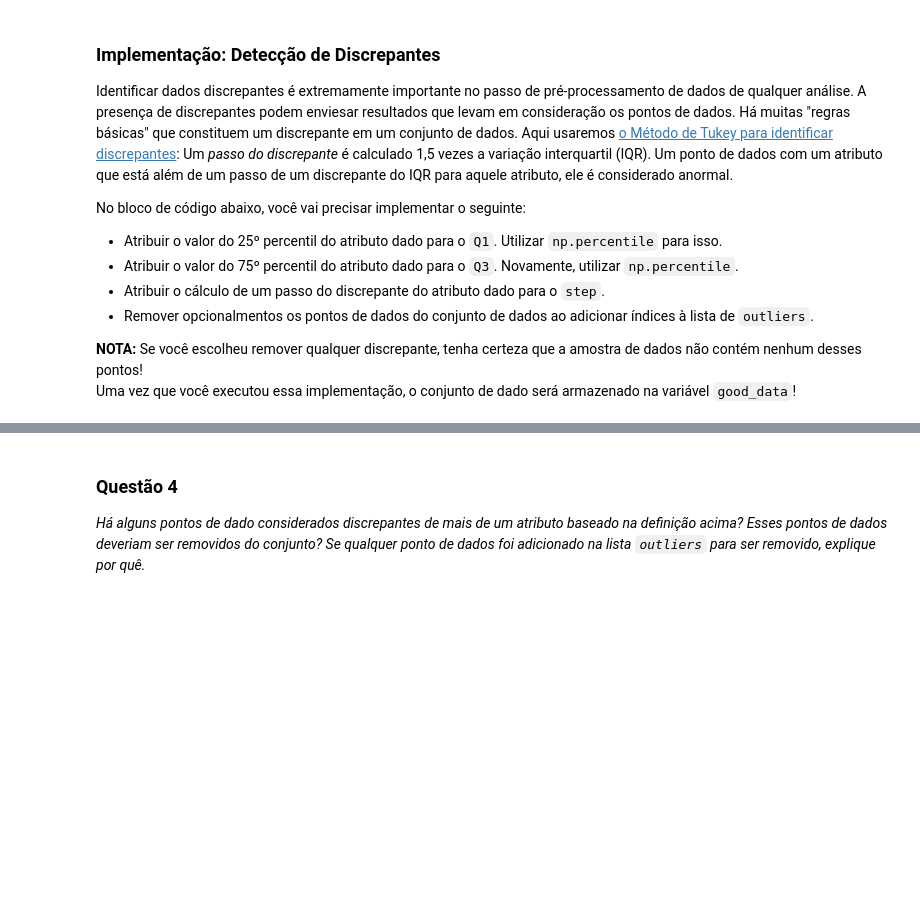
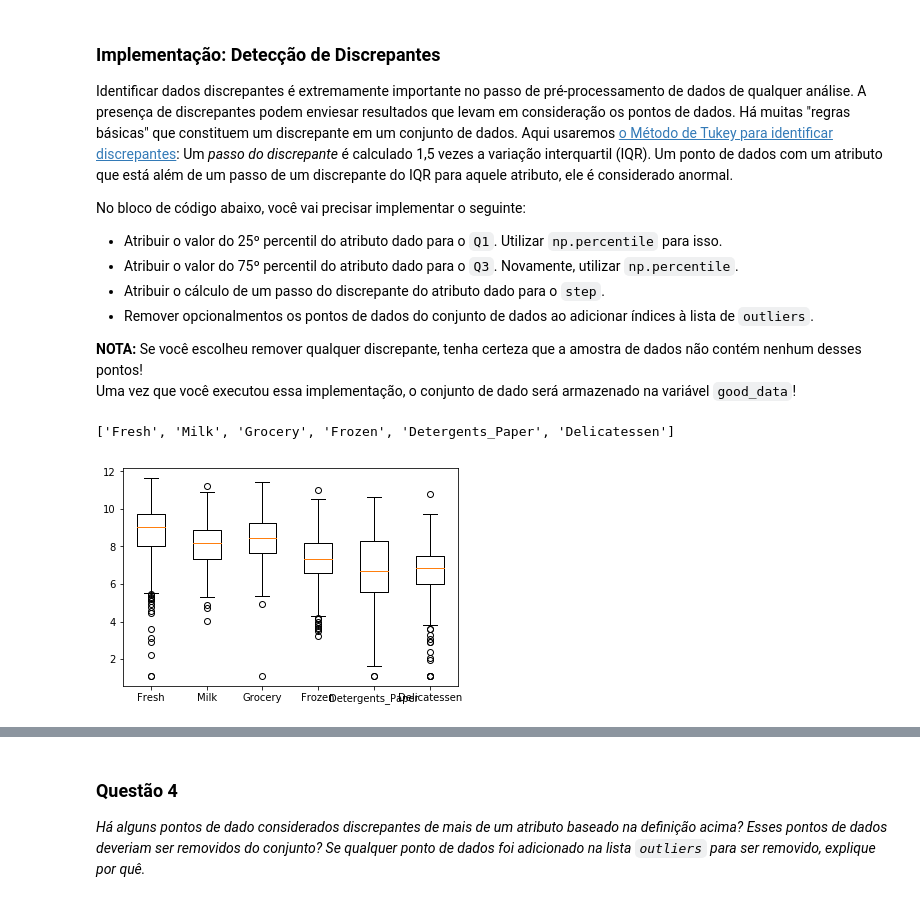
Before and after one commit to kevinszczpanski/Machine-Learning-NanoDegree, a Jupyter notebook: customer_segments/customer_segments_PT.ipynb, the cells around one changed output, grey strips where cells are left out. Cells and saved outputs as stored; diff of their text form; code cells hidden in the pictures; blank space fills up the shorter version.

```diff
--- a/customer_segments/customer_segments_PT.ipynb
+++ b/customer_segments/customer_segments_PT.ipynb
@@ -240,6 +242,20 @@ No bloco de código abaixo, você vai precisar implementar o seguinte:
 
 **NOTA:** Se você escolheu remover qualquer discrepante, tenha certeza que a amostra de dados não contém nenhum desses pontos!
  Uma vez que você executou essa implementação, o conjunto de dado será armazenado na variável `good_data`!
+# %%
+list(log_data.columns)
+# %% [output]
+['Fresh', 'Milk', 'Grocery', 'Frozen', 'Detergents_Paper', 'Delicatessen']
+# %%
+#Cria o BoxPlot da distribuição para visualizar os outliers
+plt.figure()
+features = []
+for i in list(log_data.columns):
+    features.append(log_data[i])
+plt.boxplot(features,labels=list(log_data.columns))
+plt.show()
+# %% [output]
+[figure, added]
 # %%
 # Para cada atributo encontre os pontos de dados com máximos valores altos e baixos
 # OPCIONAL: Selecione os índices dos pontos de dados que você deseja remover
```
Also changed, not shown: parts of 6 cells of this notebook.
